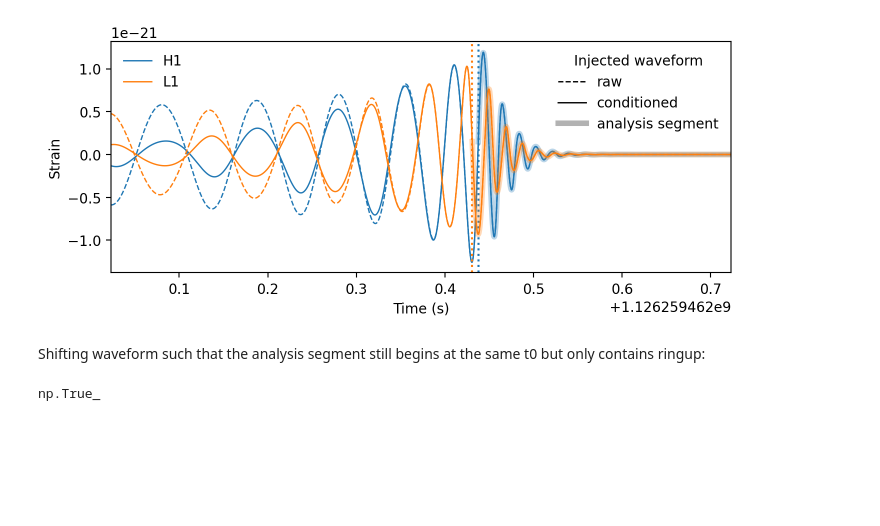
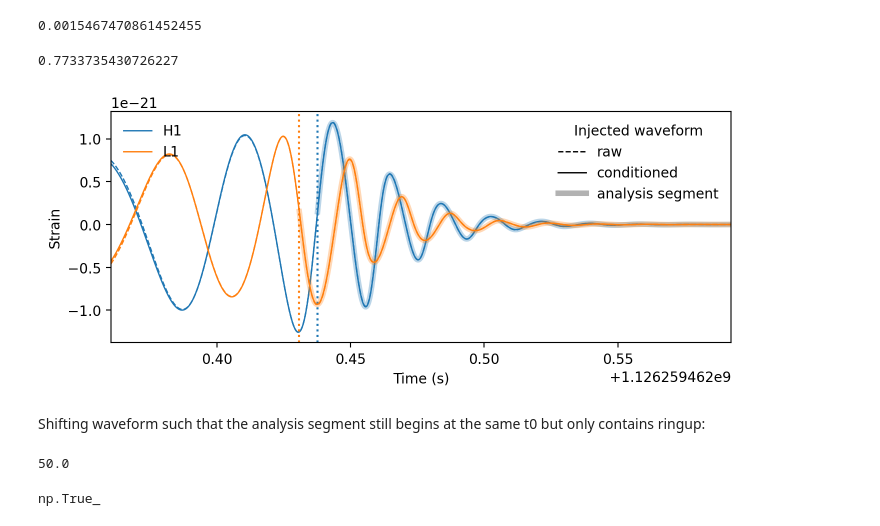
Before and after one commit to nkhusid/spectroscopic_injections, a Jupyter notebook: notebooks/ringup_injection.ipynb, the cells around one changed output. Saved outputs shown, nothing was run; the diff lists cells and outputs as text; code cells hidden in the pictures; blank space fills up the shorter version.

```diff
--- a/notebooks/ringup_injection.ipynb
+++ b/notebooks/ringup_injection.ipynb
@@ -25,32 +28,48 @@ psi = 0.824043851821
 # %%
-fit = rd.Fit.from_config('/mnt/home/nkhusid/ceph/spec_inj/SXS_BBH_1155/mtot330/220_SXS_BBH_1155_fmin10Hz_ppSNR20_mtot330_inclined/engine/1126259462.423000/config.ini')
+fit = rd.Fit.from_config(f'/mnt/home/nkhusid/ceph/spec_inj/SXS_BBH_1155/mtot{mtot}/220_SXS_BBH_1155_fmin10Hz_ppSNR20_mtot{mtot}_inclined/engine/1126259462.423000/config.ini')
+# %%
+config_dict = ast.literal_eval(fit.attrs['config'])
+# %%
+mf = float(config_dict['model']['m_min']) * 2
+tm = rd.qnms.T_MSUN * mf
+tm
+# %% [output]
+0.0015467470861452455
+# %%
+tm * 500
+# %% [output]
+0.7733735430726227
 # %%
-wfs = {i: pd.read_hdf(f'/mnt/home/nkhusid/spec_inj/data/injections/SXS_BBH_1155/mtot330/SXS_BBH_1155_fmin10Hz_ppSNR20_mtot330_inclined_{i}.hdf5', key=i) for i in fit.ifos}
+wfs = {i: pd.read_hdf(f'/mnt/home/nkhusid/spec_inj/data/injections/SXS_BBH_1155/mtot{mtot}/SXS_BBH_1155_fmin10Hz_ppSNR20_mtot{mtot}_inclined_{i}.hdf5', key=i) for i in fit.ifos}
 # %%
 fig, ax = plt.subplots(figsize=(8, 3))
 
 for i, d in fit.data.items():
     l, = ax.plot(d, lw=1, label=i)
     ax.plot(wfs[i], lw=1, ls='--', color=l.get_color())
     ax.plot(fit.analysis_data[i], lw=4, alpha=0.3, color=l.get_color())
     ax.axvline(fit.start_times[i], color=l.get_color(), ls=':')
 
-ax.set_xlim(t0 - 0.4, t0 + 0.3)
+ax.set_xlim(fit.start_times['H1'] - 50 * tm, fit.start_times['H1'] + 100 * tm)
 
 ax.set_xlabel('Time (s)')
 ax.set_ylabel('Strain')
 
 leg1 = ax.legend(frameon=False, loc='upper left')
 ax.add_artist(leg1)
 
 leg2 = ax.legend([plt.Line2D([], [], color='k', lw=1, ls='--'), plt.Line2D([], [], color='k', lw=1), plt.Line2D([], [], color='k', lw=4, alpha=0.3)],
                  ['raw', 'conditioned', 'analysis segment'], frameon=False, loc='upper right', title='Injected waveform')
 # %% [output]
-[figure, old version]
+[figure, new version]
 # %% [markdown]
 Shifting waveform such that the analysis segment still begins at the same t0 but only contains ringup:
 # %%
-T = 0.5
+T = tm * 500
+dt0 = (T / tm) // 10
+dt0
+# %% [output]
+50.0
 # %%
 dt = wfs['H1'].index.values[1] - wfs['H1'].index.values[0]
 shift = {i: np.arange(wfs[i].index.values[-1], wfs[i].index.values[-1] + T, dt) for i in fit.ifos}
```
Also changed, not shown: parts of 21 cells of this notebook, 9 other files.
